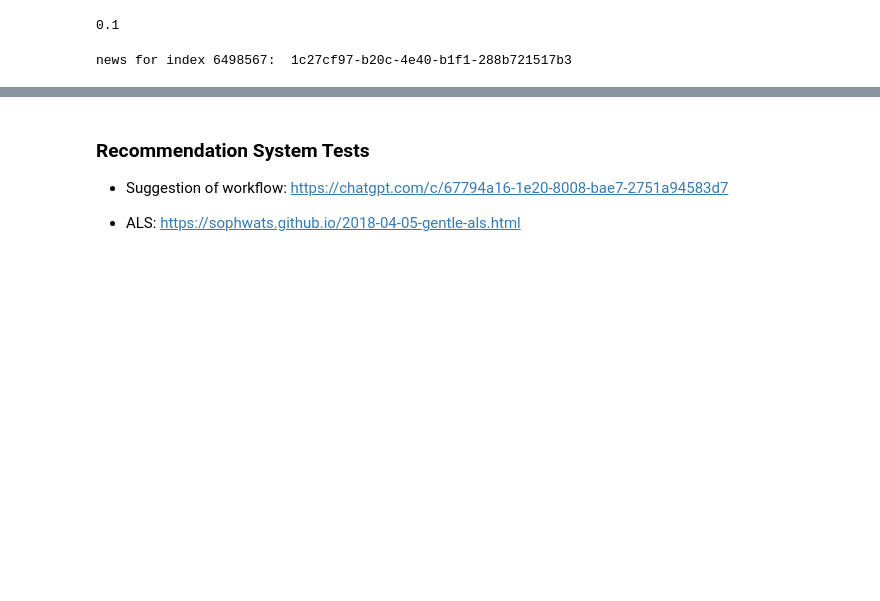
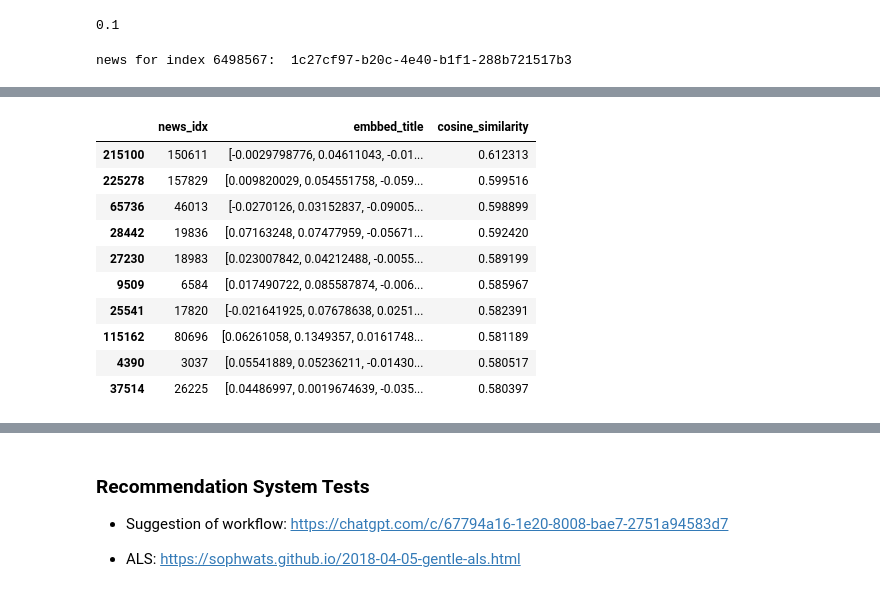
Before and after one commit to BrisaNascimento/globo_recommendation_fiap, a Jupyter notebook: globo_recommendation_fiap/data/challenge_files/notebook.ipynb, the cells around one changed output, grey strips where cells are left out. Saved outputs shown, nothing was run; the diff lists cells and outputs as text; code cells hidden in the pictures; blank space fills up the shorter version.

```diff
--- a/globo_recommendation_fiap/data/challenge_files/notebook.ipynb
+++ b/globo_recommendation_fiap/data/challenge_files/notebook.ipynb
@@ -611,0 +760,14 @@ news for index 6498567:  1c27cf97-b20c-4e40-b1f1-288b721517b3
+# %%
+recommendations.head(10)
+# %% [output]
+|  | news_idx | embbed_title | cosine_similarity |
+| 215100 | 150611 | [-0.0029798776, 0.04611043, -0.01... | 0.612313 |
+| 225278 | 157829 | [0.009820029, 0.054551758, -0.059... | 0.599516 |
+| 65736 | 46013 | [-0.0270126, 0.03152837, -0.09005... | 0.598899 |
+| 28442 | 19836 | [0.07163248, 0.07477959, -0.05671... | 0.592420 |
+| 27230 | 18983 | [0.023007842, 0.04212488, -0.0055... | 0.589199 |
+| 9509 | 6584 | [0.017490722, 0.085587874, -0.006... | 0.585967 |
+| 25541 | 17820 | [-0.021641925, 0.07678638, 0.0251... | 0.582391 |
+| 115162 | 80696 | [0.06261058, 0.1349357, 0.0161748... | 0.581189 |
+| 4390 | 3037 | [0.05541889, 0.05236211, -0.01430... | 0.580517 |
+| 37514 | 26225 | [0.04486997, 0.0019674639, -0.035... | 0.580397 |
```
Also changed, not shown: parts of 31 cells of this notebook, 4 other files.
